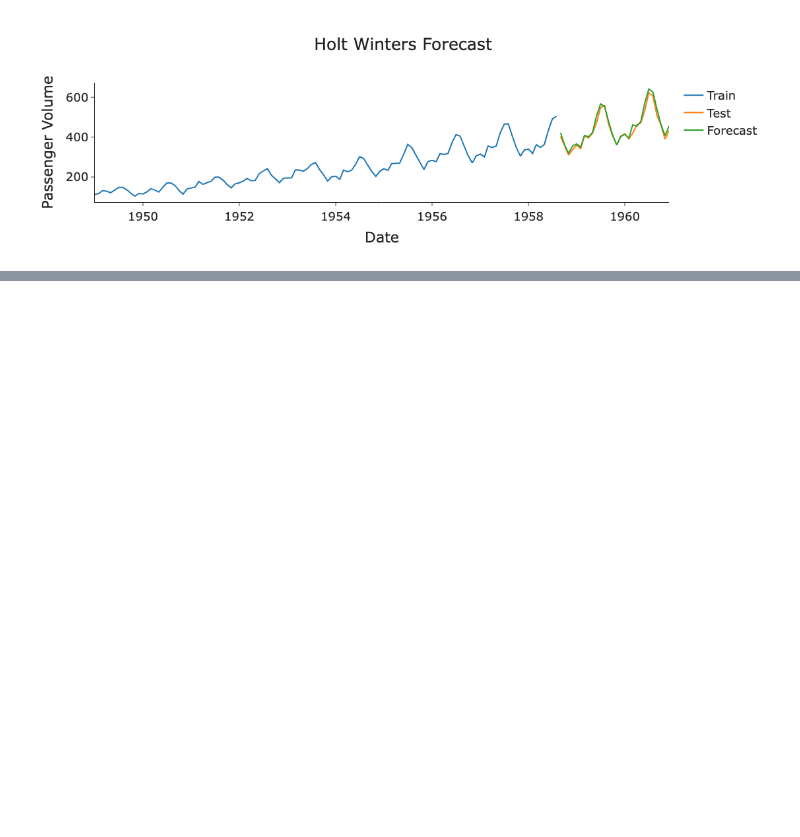
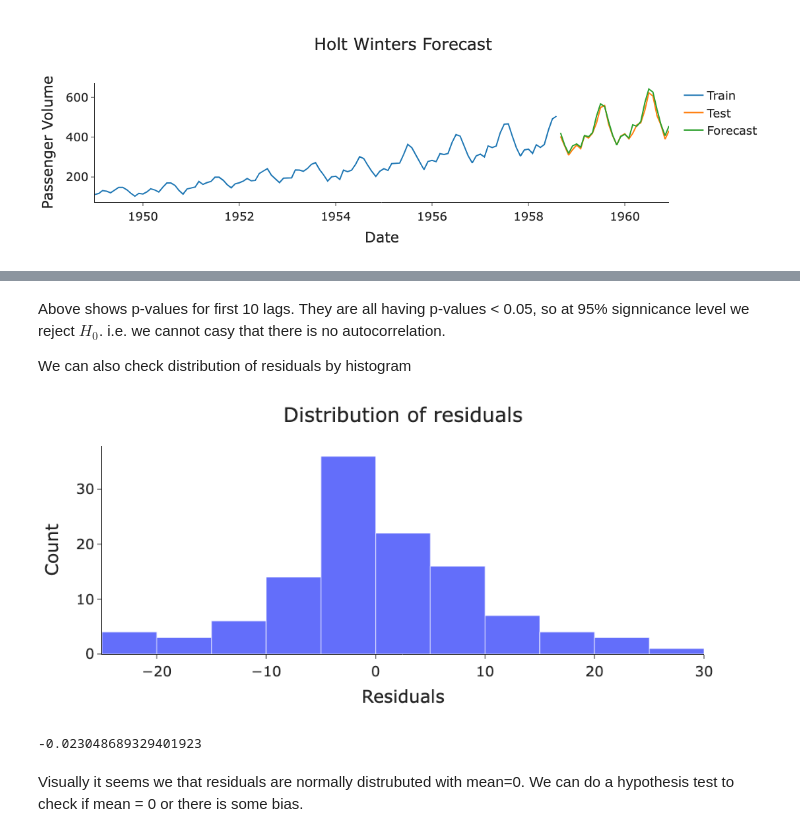
Before and after one commit to jaivrat/time-series, a Jupyter notebook: t-series-python/12-UsingResidualsForTSForecasting.ipynb, the cells around one changed output, grey strips where cells are left out. Saved outputs shown, nothing was run; the diff lists cells and outputs as text; code cells hidden in the pictures; blank space fills up the shorter version.

```diff
--- a/t-series-python/12-UsingResidualsForTSForecasting.ipynb
+++ b/t-series-python/12-UsingResidualsForTSForecasting.ipynb
@@ -37,0 +123,20 @@ utils.plot_fcast(train_df, test_df, forecasts_holt_winters, title = "Holt Winter
+# %% [markdown]
+Above shows p-values for first 10 lags. They are all having p-values < 0.05, so at 95% signnicance level we reject $H_0$. i.e. we cannot casy that there is no autocorrelation.
+
+
+We can also check distribution of residuals by histogram
+# %%
+import plotly.express as px
+
+fig = px.histogram(train_df, x = "residuals")
+fig.update_layout(template="simple_white", font=dict(size=18),
+                      title_text="Distribution of residuals", width=650,
+                      title_x=0.5, height=400, xaxis_title = "Residuals", yaxis_title = "Count")
+# %% [output]
+[figure, added]
+# %%
+np.mean(train_df['residuals'])
+# %% [output]
+-0.023048689329401923
+# %% [markdown]
+Visually it seems we that residuals are normally distrubuted with mean=0. We can do a hypothesis test to check if mean = 0 or there is some bias.
```
Also changed, not shown: parts of 12 cells of this notebook.
